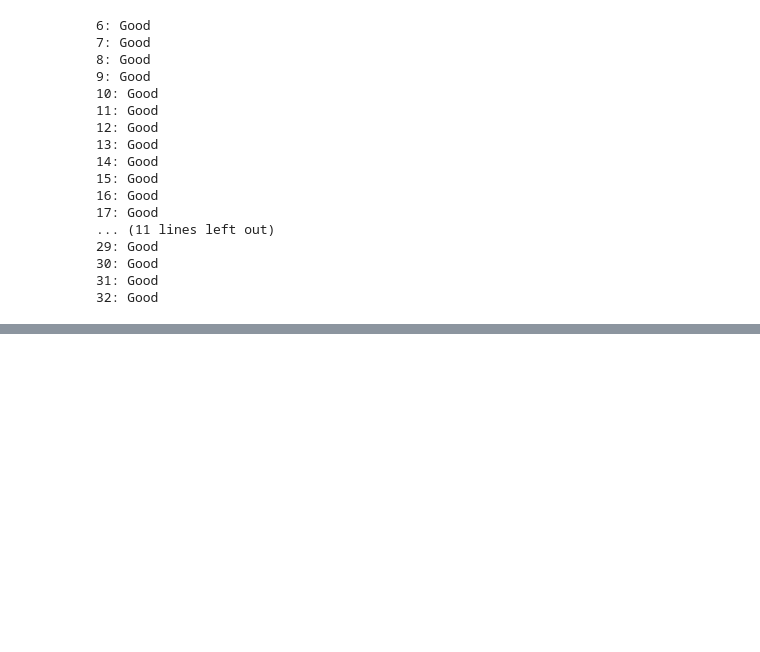
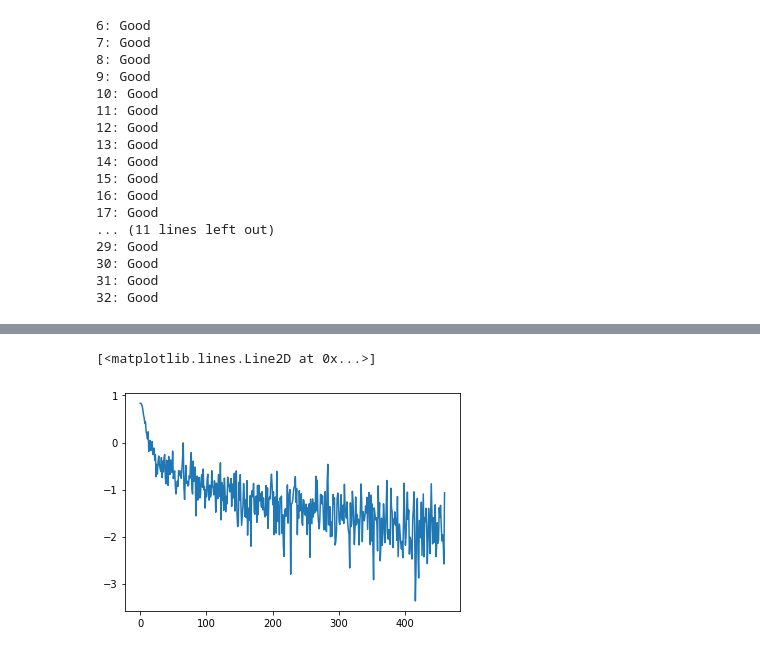
Before and after one commit to zeligism/DCGAN, a Jupyter notebook: RAE.ipynb, the cells around one changed output, grey strips where cells are left out. Cells and saved outputs as stored; diff of their text form; code cells hidden in the pictures; blank space fills up the shorter version.

```diff
--- a/RAE.ipynb
+++ b/RAE.ipynb
@@ -501,5 +547,5 @@ HTML(ani.to_html5_video())
 # %%
-_, testloader = MNISTDataset(batch_size=batch_size, num_workers=num_workers, image_size=image_size)
+_, testloader = MNISTDataset(batch_size=8, num_workers=num_workers, image_size=image_size)
 testset_iter = iter(testloader)
 # %%
 x, _ = next(testset_iter)
@@ -528,0 +591,7 @@ plt.imshow(image_grid.permute(1,2,0), cmap="gray")
+# %%
+n_hidden = 3
+trainloader, testloader = MNISTDataset(batch_size, num_workers, image_size)
+classifier = LatentClassifier(n_hidden=n_hidden, num_latents=num_latents)
+classifier_optim = torch.optim.Adam(classifier.parameters())
+classifier_loss = nn.CrossEntropyLoss()
+num_parameters(classifier)
@@ -528,0 +600,26 @@ plt.imshow(image_grid.permute(1,2,0), cmap="gray")
+# %%
+%%time
+### Train ###
+classifier.train()
+classifier = classifier.to(device)
+losses = []
+for epoch in range(num_epochs):
+    for iters, data in enumerate(trainloader):
+        classifier_optim.zero_grad()
+        x, y = data
+        x, y = x.to(device), y.to(device)
+        with torch.no_grad():
+            z = rae.encoder(x)
+        y_pred = classifier(z)
+
+        loss = classifier_loss(y_pred, y)
+        loss.backward()
+        classifier_optim.step()
+
+        if (iters+1) % report_interval == 0:
+            progress = f"[{epoch+1}/{num_epochs}][{iters+1}/{len(trainloader)}]"
+            loss_stats = f"Loss = {loss.item():.4f}"
+            hits = (y_pred.argmax(dim=1) == y).sum()
+            accuracy_stats = f"Accuracy = {hits.float() / y.size(0) * 100 :.2f}%"
+            print(f"{progress} {loss_stats}, {accuracy_stats}")
+            losses.append(loss.item())
@@ -528,0 +644,5 @@ plt.imshow(image_grid.permute(1,2,0), cmap="gray")
+# %%
+plt.plot(np.log(np.array(losses)))
+# %% [output]
+[<matplotlib.lines.Line2D at 0x...>]
+[figure, added]
```
Also changed, not shown: parts of 36 cells of this notebook, 1 other file.
